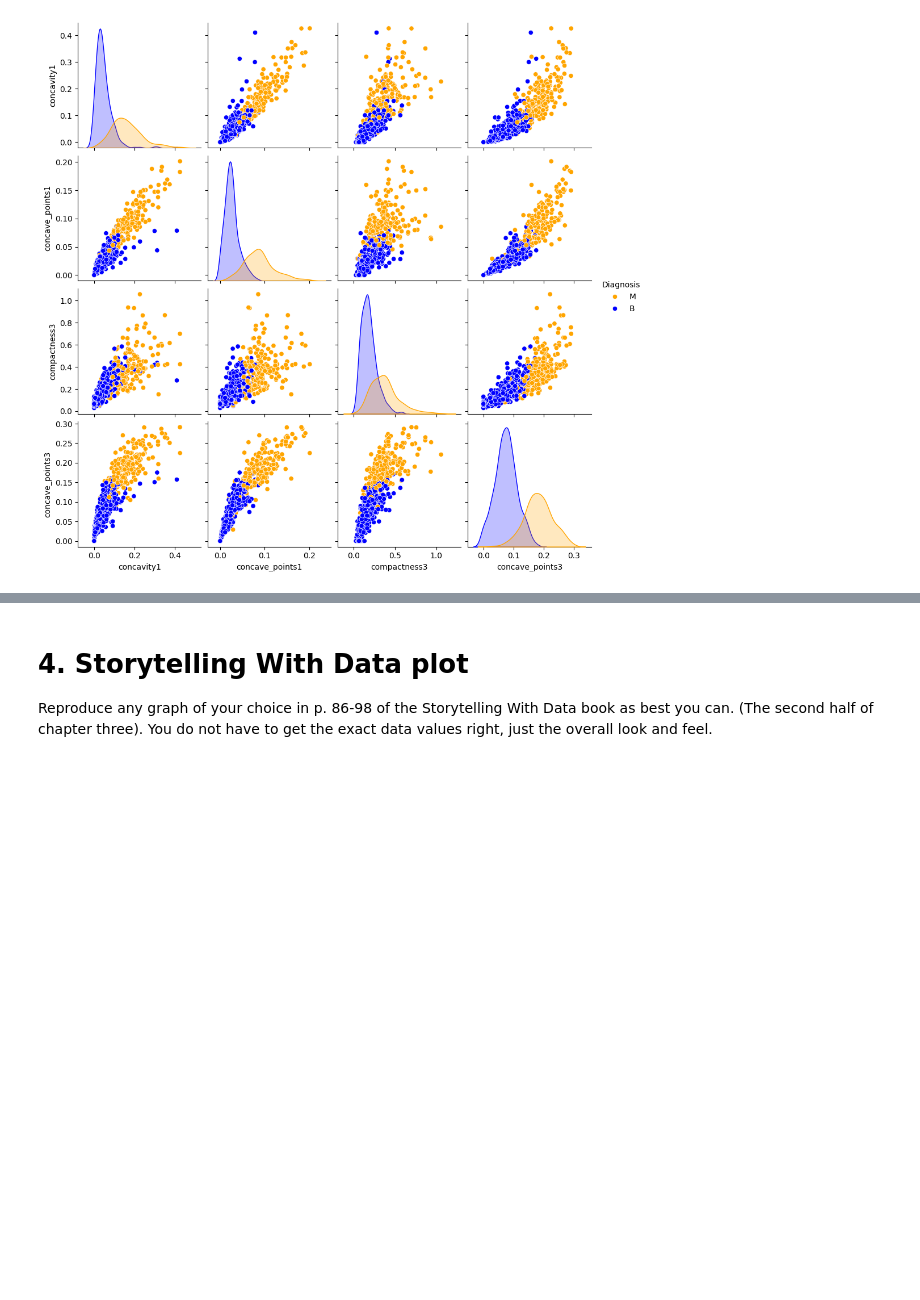
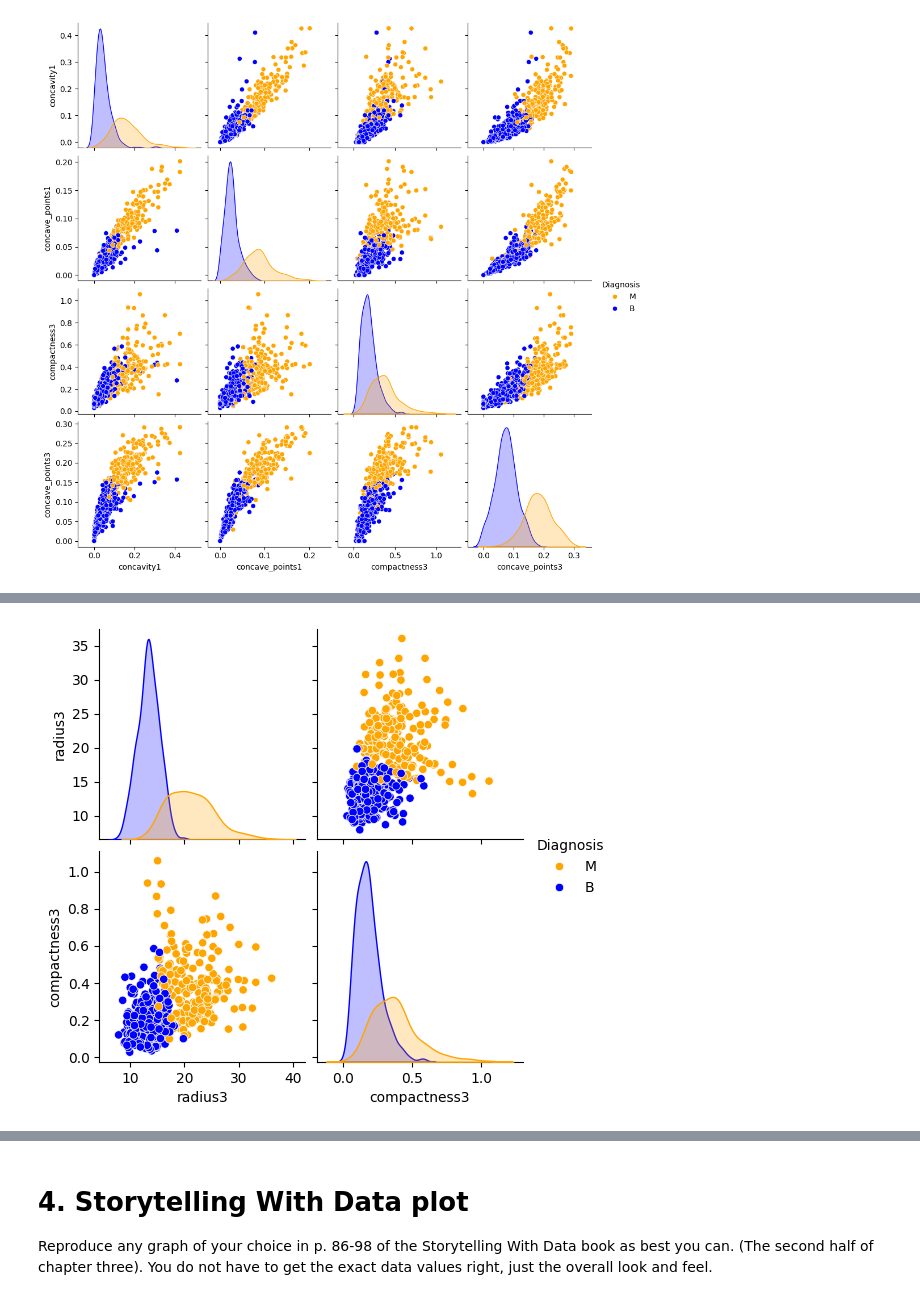
Before and after one commit to Jbaner/Module-B-semester-2, a Jupyter notebook: Week6.ipynb, the cells around one changed output, grey strips where cells are left out. Saved outputs shown, nothing was run; the diff lists cells and outputs as text; code cells hidden in the pictures; blank space fills up the shorter version.

```diff
--- a/Week6.ipynb
+++ b/Week6.ipynb
@@ -272,2 +285,9 @@ plt.show()
+# %%
+#Genrating pair plots of highly correlated mean attributes partIII
+selected_columns_2=["radius3","compactness3","Diagnosis"]
+sns.pairplot( df_BreastCancer_4[selected_columns_2], hue="Diagnosis", palette={"B":"blue","M":"orange"}, diag_kind="kde",corner=False)
+plt.show()
+# %% [output]
+[figure, added]
 # %%
 #Genrating pair plots of highly correlated mean attributes partIV
```
Also changed, not shown: parts of 6 cells of this notebook.
